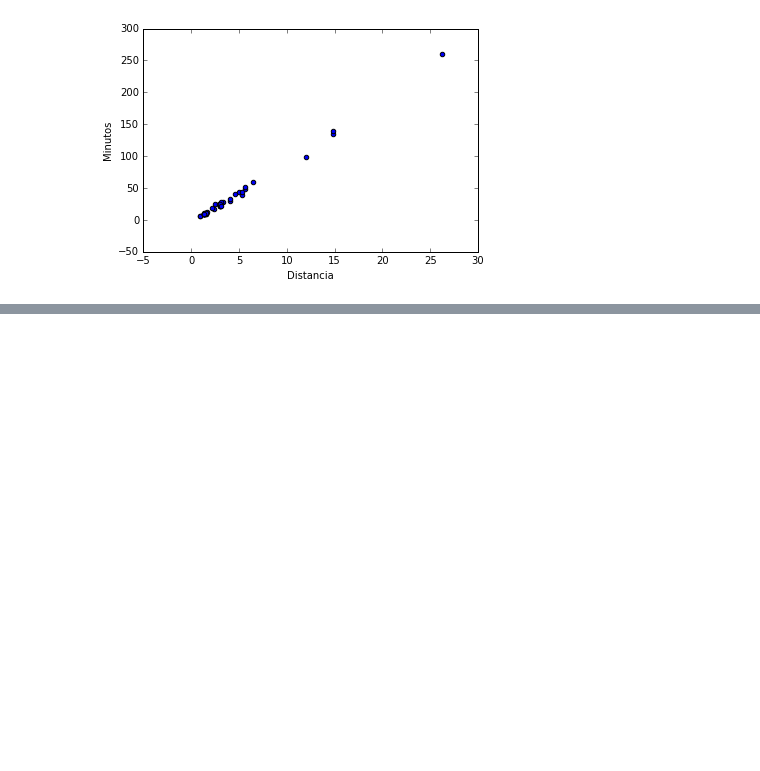
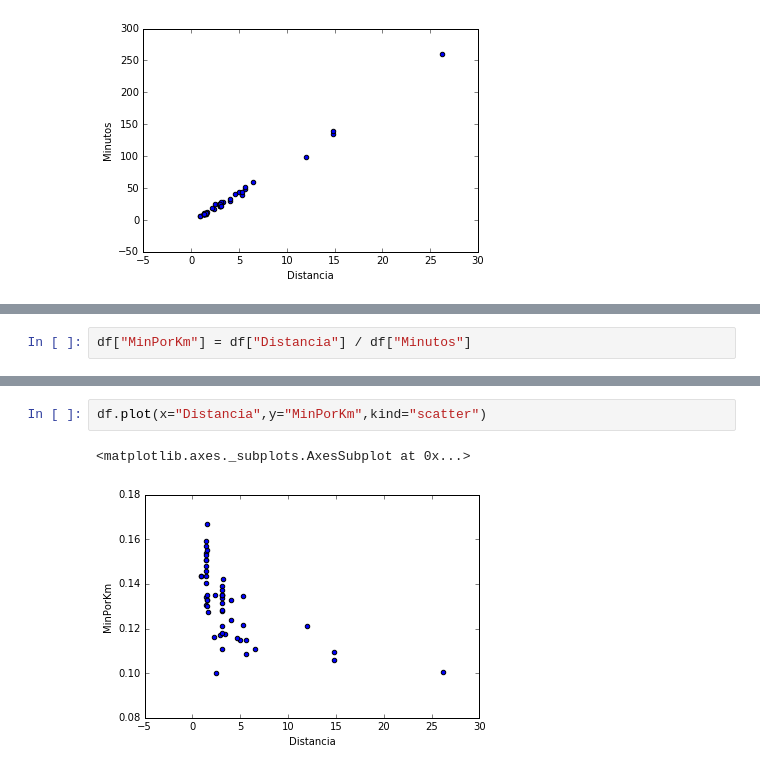
Before and after one commit to rromanini/CursoSpark, a Jupyter notebook: AnaliseExploratoria.ipynb, the cells around one changed output, grey strips where cells are left out. Cells and saved outputs as stored; diff of their text form; blank space fills up the shorter version.

```diff
--- a/AnaliseExploratoria.ipynb
+++ b/AnaliseExploratoria.ipynb
@@ -281,0 +310,2 @@ df.plot(x="Distancia",y="Minutos",kind="scatter")
+# %%
+df["MinPorKm"] = df["Distancia"] / df["Minutos"]
@@ -281,0 +334,5 @@ df.plot(x="Distancia",y="Minutos",kind="scatter")
+# %%
+df.plot(x="Distancia",y="MinPorKm",kind="scatter")
+# %% [output]
+<matplotlib.axes._subplots.AxesSubplot at 0x...>
+[figure, added]
```
Also changed, not shown: parts of 8 cells of this notebook.
